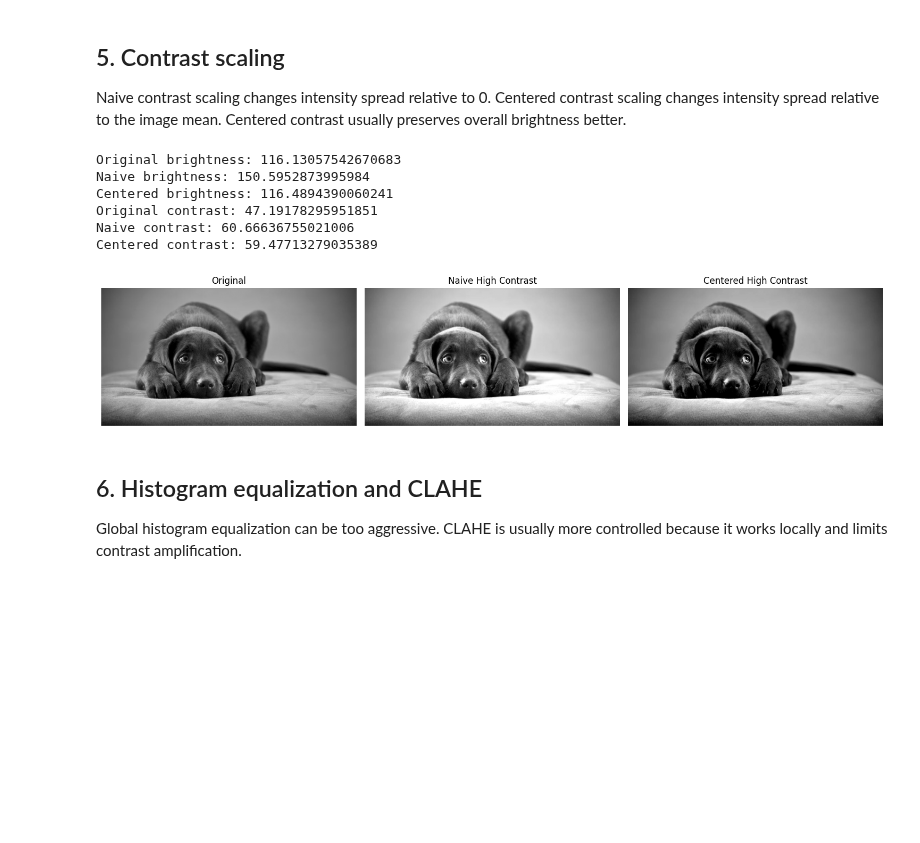
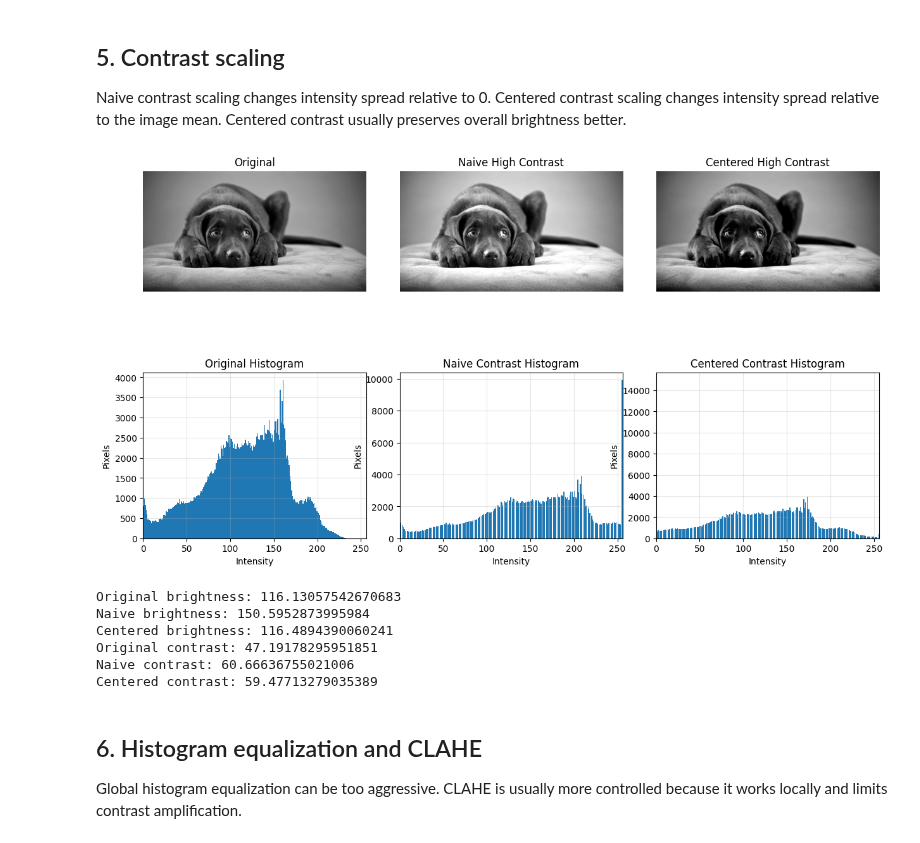
Before and after one commit to fury471/vision-imaging-lab, a Jupyter notebook: notebooks/01_image_quality_basics.ipynb, the cells around one changed output. Cells and saved outputs as stored; diff of their text form; code cells hidden in the pictures; blank space fills up the shorter version.

```diff
--- a/notebooks/01_image_quality_basics.ipynb
+++ b/notebooks/01_image_quality_basics.ipynb
@@ -153,38 +183,43 @@ Centered contrast usually preserves overall brightness better.
 # %%
 naive_high = scale_contrast(gray_image, 1.3)
 centered_high = scale_contrast_around_mean(gray_image, 1.3)
+
+fig, axes = plt.subplots(2, 3, figsize=(15, 8))
+fig.subplots_adjust(hspace=0.35, wspace=0.15)
+
+axes[0, 0].imshow(gray_image, cmap="gray")
+axes[0, 0].set_title("Original")
+axes[0, 0].axis("off")
+
+axes[0, 1].imshow(naive_high, cmap="gray")
+axes[0, 1].set_title("Naive High Contrast")
+axes[0, 1].axis("off")
+
+axes[0, 2].imshow(centered_high, cmap="gray")
+axes[0, 2].set_title("Centered High Contrast")
+axes[0, 2].axis("off")
+
+plot_gray_histogram(axes[1, 0], gray_image, "Original Histogram")
+plot_gray_histogram(axes[1, 1], naive_high, "Naive Contrast Histogram")
+plot_gray_histogram(axes[1, 2], centered_high, "Centered Contrast Histogram")
+
+plt.show()
 
 print("Original brightness:", measure_brightness(gray_image))
 print("Naive brightness:", measure_brightness(naive_high))
 print("Centered brightness:", measure_brightness(centered_high))
 
 print("Original contrast:", measure_contrast(gray_image))
 print("Naive contrast:", measure_contrast(naive_high))
 print("Centered contrast:", measure_contrast(centered_high))
-
-fig, axes = plt.subplots(1, 3, figsize=(15, 5))
-axes[0].imshow(gray_image, cmap="gray")
-axes[0].set_title("Original")
-axes[0].axis("off")
-
-axes[1].imshow(naive_high, cmap="gray")
-axes[1].set_title("Naive High Contrast")
-axes[1].axis("off")
-
-axes[2].imshow(centered_high, cmap="gray")
-axes[2].set_title("Centered High Contrast")
-axes[2].axis("off")
-
-plt.tight_layout()
-plt.show()
 # %% [output]
+[figure, new version]
 Original brightness: 116.13057542670683
 Naive brightness: 150.5952873995984
 Centered brightness: 116.4894390060241
 Original contrast: 47.19178295951851
 Naive contrast: 60.66636755021006
 Centered contrast: 59.47713279035389
-[figure, old version]
 # %% [markdown]
 ## 6. Histogram equalization and CLAHE
 
```
Also changed, not shown: parts of 9 cells of this notebook.
